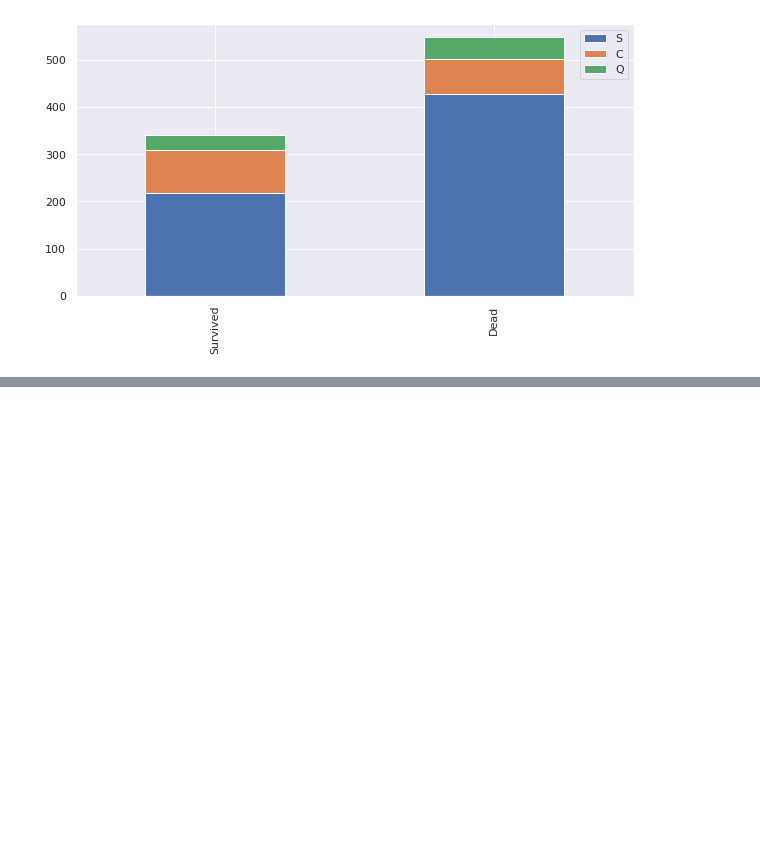
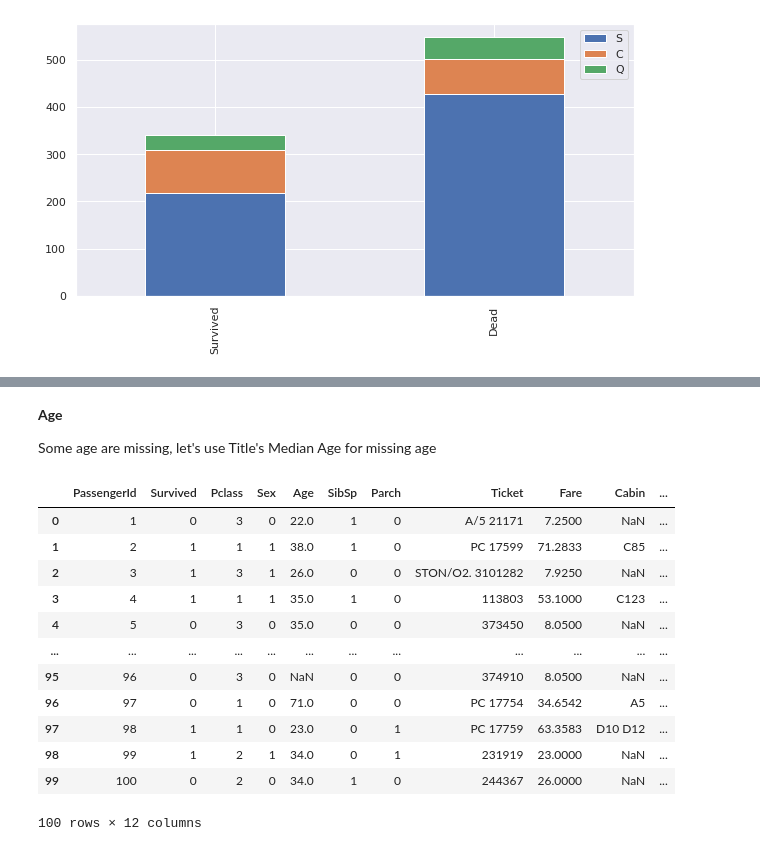
Before and after one commit to felstuff/BackToBasic, a Jupyter notebook: Titanic_Solution_with_MinSuk_Heo.ipynb, the cells around one changed output, grey strips where cells are left out. Saved outputs shown, nothing was run; the diff lists cells and outputs as text; code cells hidden in the pictures; blank space fills up the shorter version.

```diff
--- a/Titanic_Solution_with_MinSuk_Heo.ipynb
+++ b/Titanic_Solution_with_MinSuk_Heo.ipynb
@@ -189,0 +325,20 @@ bar_chart('Embarked')
+# %% [markdown]
+**Age**
+
+Some age are missing, let's use Title's Median Age for missing age
+# %%
+train.head(100)
+# %% [output]
+|  | PassengerId | Survived | Pclass | Sex | Age | SibSp | Parch | Ticket | Fare | Cabin | ... |
+| 0 | 1 | 0 | 3 | 0 | 22.0 | 1 | 0 | A/5 21171 | 7.2500 | NaN | ... |
+| 1 | 2 | 1 | 1 | 1 | 38.0 | 1 | 0 | PC 17599 | 71.2833 | C85 | ... |
+| 2 | 3 | 1 | 3 | 1 | 26.0 | 0 | 0 | STON/O2. 3101282 | 7.9250 | NaN | ... |
+| 3 | 4 | 1 | 1 | 1 | 35.0 | 1 | 0 | 113803 | 53.1000 | C123 | ... |
+| 4 | 5 | 0 | 3 | 0 | 35.0 | 0 | 0 | 373450 | 8.0500 | NaN | ... |
+| ... | ... | ... | ... | ... | ... | ... | ... | ... | ... | ... | ... |
+| 95 | 96 | 0 | 3 | 0 | NaN | 0 | 0 | 374910 | 8.0500 | NaN | ... |
+| 96 | 97 | 0 | 1 | 0 | 71.0 | 0 | 0 | PC 17754 | 34.6542 | A5 | ... |
+| 97 | 98 | 1 | 1 | 0 | 23.0 | 0 | 1 | PC 17759 | 63.3583 | D10 D12 | ... |
+| 98 | 99 | 1 | 2 | 1 | 34.0 | 0 | 1 | 231919 | 23.0000 | NaN | ... |
+| 99 | 100 | 0 | 2 | 0 | 34.0 | 1 | 0 | 244367 | 26.0000 | NaN | ... |
+100 rows × 12 columns
```
Also changed, not shown: parts of 18 cells of this notebook.
